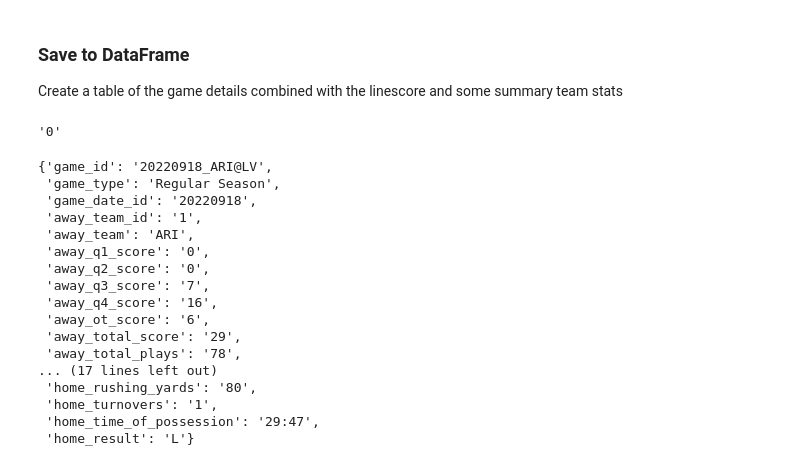
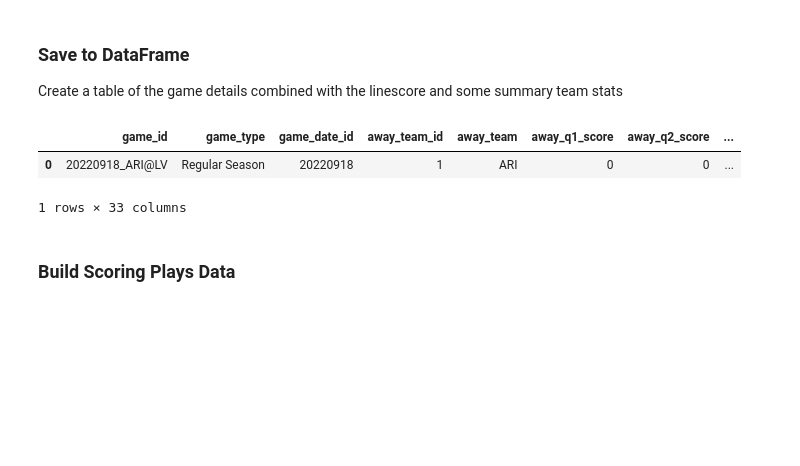
Before and after one commit to BrettlyCD/cardinals_tracker, a Jupyter notebook: notebooks/cards_api.ipynb, the cells around one changed output. Cells and saved outputs as stored; diff of their text form; code cells hidden in the pictures; blank space fills up the shorter version.

Commit message:
Successful test of game summary data from API into pandas dataframe.

```diff
--- a/notebooks/cards_api.ipynb
+++ b/notebooks/cards_api.ipynb
@@ -69,8 +69,6 @@ with open('../data/test_boxscore.json', 'w') as file:
 Create a table of the game details combined with the linescore and some summary team stats
 # %%
 boxscore = response.json()['body']
-# %%
-boxscore['lineScore']['away']['Q1']
-# %% [output]
-'0'
+# %%
+game_list = []
 # %%
@@ -109,23 +108,17 @@ game_summary = {
     "home_time_of_possession": boxscore['teamStats']['home']['possession'],
     "home_result": boxscore['homeResult']
 }
-# %%
-game_summary
-# %% [output]
-{'game_id': '20220918_ARI@LV',
- 'game_type': 'Regular Season',
- 'game_date_id': '20220918',
- 'away_team_id': '1',
- 'away_team': 'ARI',
- 'away_q1_score': '0',
- 'away_q2_score': '0',
- 'away_q3_score': '7',
- 'away_q4_score': '16',
- 'away_ot_score': '6',
- 'away_total_score': '29',
- 'away_total_plays': '78',
-... (17 lines left out)
- 'home_rushing_yards': '80',
- 'home_turnovers': '1',
- 'home_time_of_possession': '29:47',
- 'home_result': 'L'}
+# %%
+#save this one record to the "list" of games - we'll use this to convert to a dataframe. In the future it will be an iterable
+game_list.append(game_summary)
+# %%
+#convert to dataframe
+summary_df = pd.DataFrame(game_list)
+
+summary_df.head()
+# %% [output]
+|  | game_id | game_type | game_date_id | away_team_id | away_team | away_q1_score | away_q2_score | ... |
+| 0 | 20220918_ARI@LV | Regular Season | 20220918 | 1 | ARI | 0 | 0 | ... |
+1 rows × 33 columns
+# %% [markdown]
+### Build Scoring Plays Data
```
Also changed, not shown: parts of 1 cell of this notebook.
